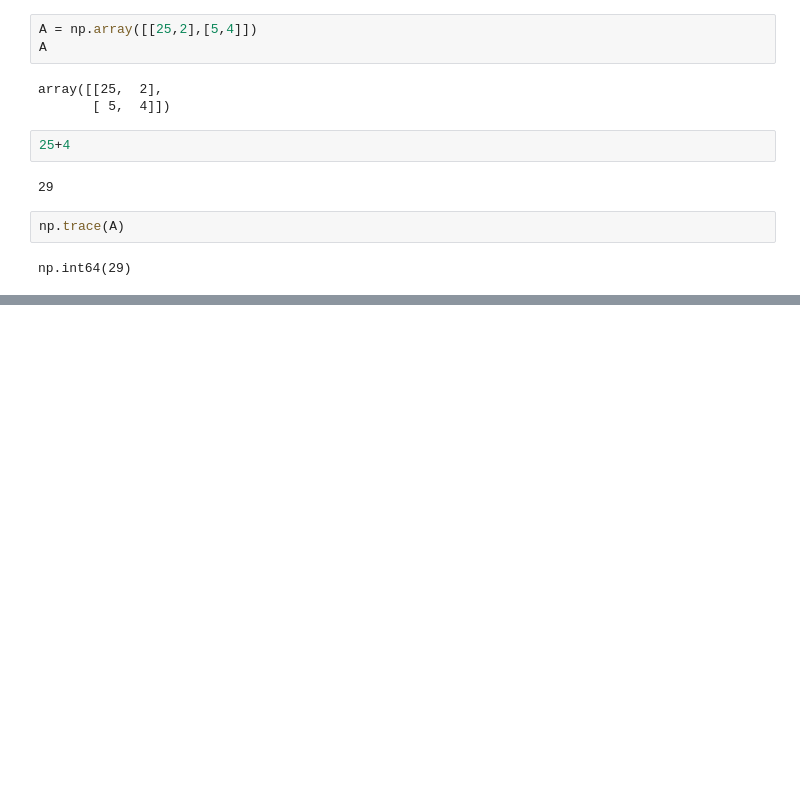
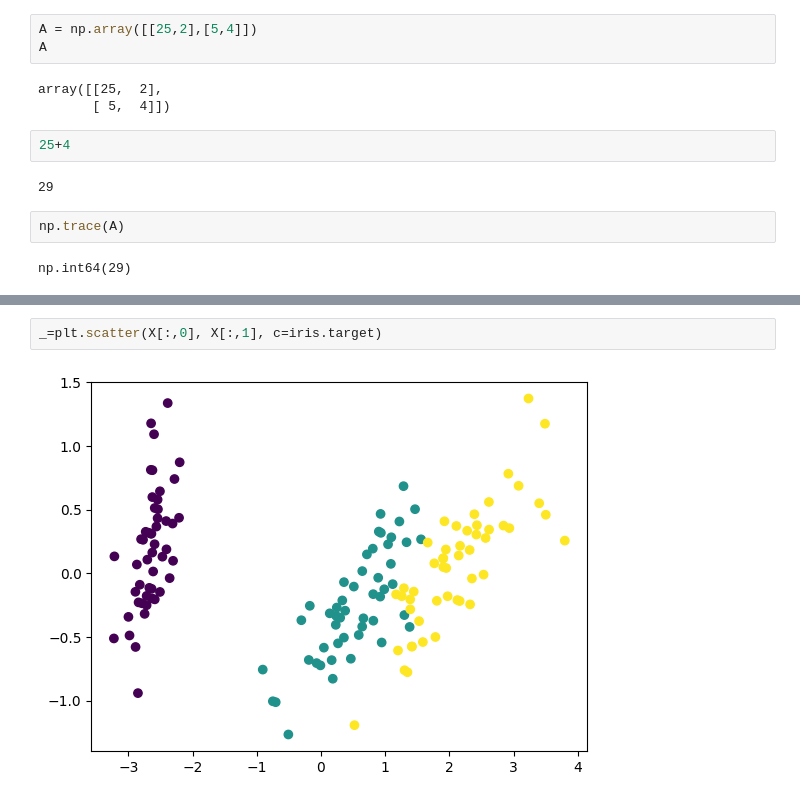
Before and after one commit to Camiloesp/Mathematical-Foundations-of-Machine-Learning, a Jupyter notebook: 43_MatrixOperationsForMachineLearning.ipynb, the cells around one changed output, grey strips where cells are left out. Cells and saved outputs as stored; diff of their text form; blank space fills up the shorter version.

```diff
--- a/43_MatrixOperationsForMachineLearning.ipynb
+++ b/43_MatrixOperationsForMachineLearning.ipynb
@@ -257,0 +323,4 @@ np.int64(29)
+# %%
+_=plt.scatter(X[:,0], X[:,1], c=iris.target)
+# %% [output]
+[figure, added]
```
Also changed, not shown: parts of 15 cells of this notebook, 1 other file.
